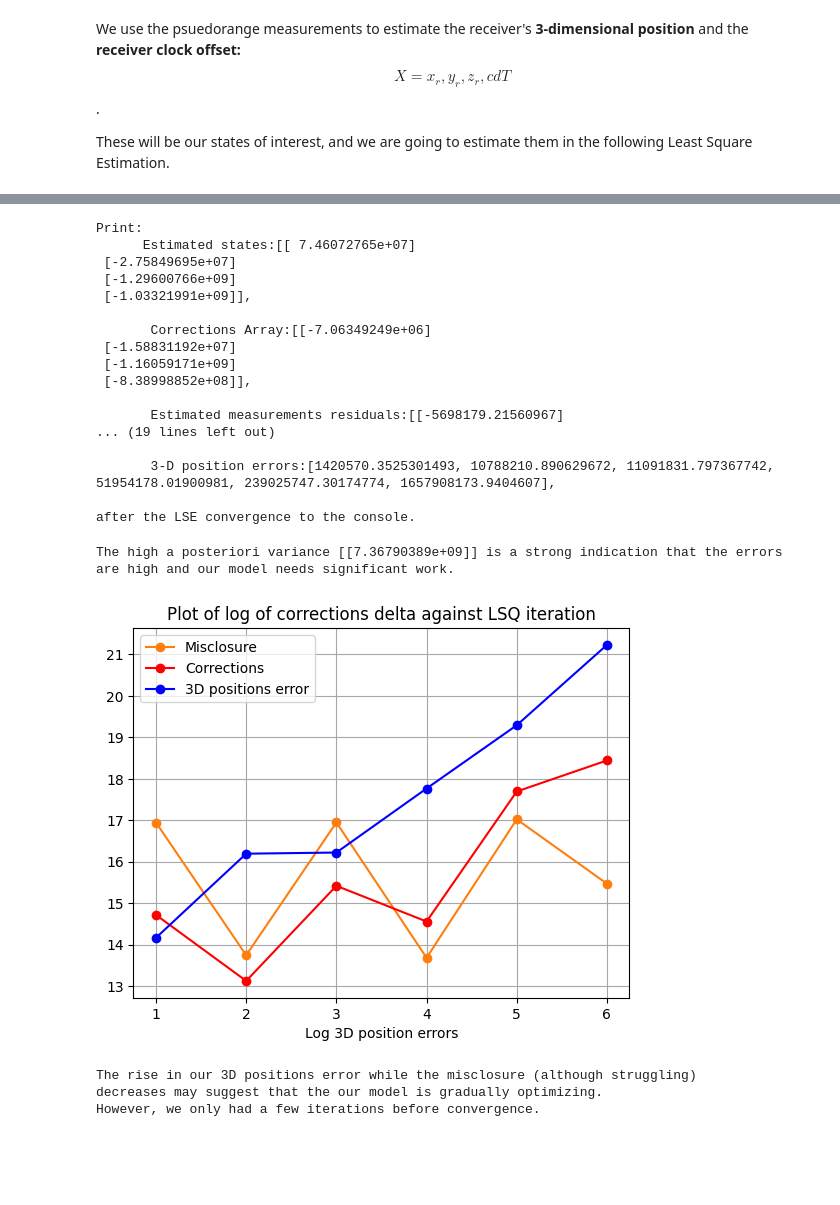
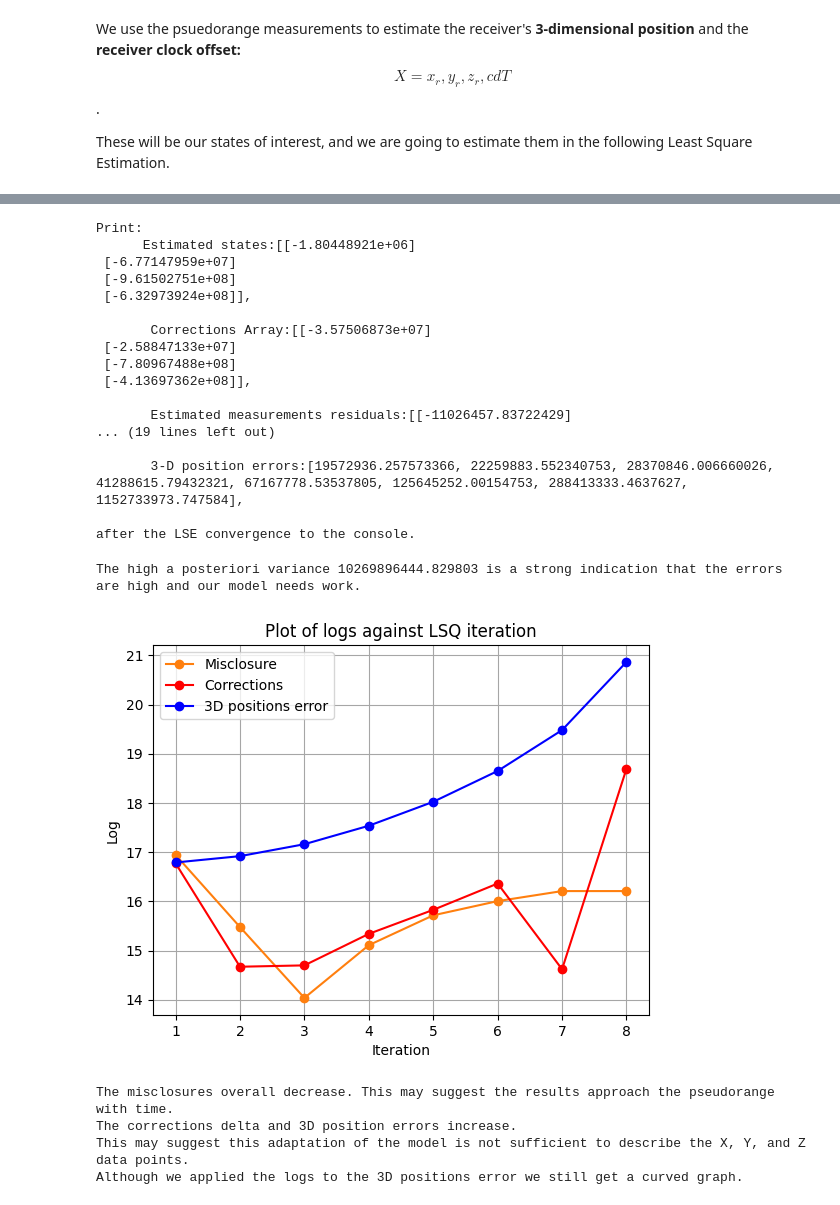
Before and after one commit to eunice-nwaobi/ENGG680_LAB_ASSIGNMENTS, a Jupyter notebook: Lab_Assignment2/Assignment2.ipynb, the cells around one changed output, grey strips where cells are left out. Saved outputs shown, nothing was run; the diff lists cells and outputs as text; code cells hidden in the pictures; blank space fills up the shorter version.

```diff
--- a/Lab_Assignment2/Assignment2.ipynb
+++ b/Lab_Assignment2/Assignment2.ipynb
@@ -380,12 +380,12 @@ l = pseudorange[:, 1:]
 plt.plot(satellite_pos[:, 0], label="x")
 plt.plot(satellite_pos[:, 1], label="y")
 plt.plot(satellite_pos[:, 2], label="z")
-plt.plot(l, label="l=Pseudorange")
+# plt.plot(l, label="l=Pseudorange")
 plt.xlabel("n")
 plt.ylabel("distance")
 plt.legend()
 
 #our guess according to the method in class
-x_0 = np.array([1, -1000003.50, -900000.07, 4000000.90]).reshape(m, 1) #-900000.20, -1000000.07, 4000000.90
+x_0 = np.array([1, -2e7, 1.3333e7, 4.99912e7]).reshape(m, 1)
 x_hat = x_0.copy()
 # %% [output]
@@ -415,7 +415,7 @@ def design_matrix(r_pos, s_pos, rho):
   A = []
   temp = []
   n = rho.shape[0]
-  epsilon = 3e-7
+  epsilon = 0
   col1 = np.array([1]*n) # we compute the ones column for the design matrix
   col2 = np.exp((-(s_pos[:,0]-r_pos[2,0])**2)/(2*r_pos[3,0]**2+epsilon)) # we compute our second column
   col3 = np.multiply((r_pos[1,0]*(s_pos[:,1]-r_pos[2,0])/(r_pos[3,0]**2+epsilon)), np.exp((-(s_pos[:,1]-r_pos[2,0])**2)/(2*r_pos[3,0]**2+epsilon)) ) # we compute our third column
@@ -452,21 +452,18 @@ array([[ 1.        ,  0.02856551, -0.05078312,  0.13542165],
 # define the convergence criteria for the 'while' loop
 # the convergence criteria is that the corrections delta are less than 0.001 (i.e., <0.1 m), for receiver's position x,y,z part
 # (1 marks)
-
 while(np.all(delta < 0.001) == False): # convergence criteria
   # compute the geometri distance between Satellites and receiver, using the euclidean_norm function we just defined
   # (1 marks)
-  print(delta[1:] < 0.001)
-  rho = euclidean_norm(receiver_pos, satellite_pos)#...
+  rho = euclidean_norm(receiver_pos, satellite_pos) # euclidean distance
 
   # compute the design matrix A
   # (1 marks)
-  A = design_matrix(x_hat, satellite_pos, rho) #...
-  # else: A = design_matrix(x_hat, satellite_pos, rho)
+  A = design_matrix(x_hat, satellite_pos, rho)
 
   # compute the misclosure array w
   # (1 marks)
-  w = l - A @ delta
+  w = l -(x_hat[0,0] + A[:, 1]).reshape(-1,1)
 
   # compute the corrections delta
   # (1 marks)
@@ -475,7 +472,6 @@ while(np.all(delta < 0.001) == False): # convergence criteria
   # update the states
   # (1 marks)
   x_hat += delta
-  print(delta)
   x_0 = x_hat
 
   # compute the position error from using the updated states against groundtruth
@@ -496,7 +492,7 @@ while(np.all(delta < 0.001) == False): # convergence criteria
   arr_i.append(i)
   the_A = A # change design matrix for problem below
   v = w - A @ delta
-  the_apv =  v.T@P@v/(n-m)
+  the_apv =  v.T@ P @v/(n-m)
 
 
 
@@ -545,70 +523,70 @@ after the LSE convergence to the console.
 print(f"\nPrint:\n      Estimated states:{x_0},\n\n       Corrections Array:{arr_delta[-1]},\n\n       Estimated measurements residuals:{arr_w[-1]},\n\n       A posteriori Variance of Unit Weight:{the_apv},\n\n       Covariance matrix of estimated states:{C_x_hat},\n\n       Number of iterations:{arr_i[-1]},\n\n       3-D position errors:{arr_err_pos},\n\nafter the LSE convergence to the console.\n")
 # %% [output]
 Print:
-      Estimated states:[[ 7.46072765e+07]
- [-2.75849695e+07]
- [-1.29600766e+09]
- [-1.03321991e+09]],
+      Estimated states:[[-1.80448921e+06]
+ [-6.77147959e+07]
+ [-9.61502751e+08]
+ [-6.32973924e+08]],
 
-       Corrections Array:[[-7.06349249e+06]
- [-1.58831192e+07]
- [-1.16059171e+09]
- [-8.38998852e+08]],
+       Corrections Array:[[-3.57506873e+07]
+ [-2.58847133e+07]
+ [-7.80967488e+08]
+ [-4.13697362e+08]],
 
-       Estimated measurements residuals:[[-5698179.21560967]
+       Estimated measurements residuals:[[-11026457.83722429]
 ... (19 lines left out)
 
-       3-D position errors:[1420570.3525301493, 10788210.890629672, 11091831.797367742, 51954178.01900981, 239025747.30174774, 1657908173.9404607],
+       3-D position errors:[19572936.257573366, 22259883.552340753, 28370846.006660026, 41288615.79432321, 67167778.53537805, 125645252.00154753, 288413333.4637627, 1152733973.747584],
 
 after the LSE convergence to the console.
 # %%
 # step 11
 # Comment on the computed A Posteriori Variance of Unit Weight value and the Covariance matrix of estimated states
 # (2 marks)
-print(f"The high a posteriori variance {the_apv} is a strong indication that the errors are high and our model needs significant work.")
+print(f"The high a posteriori variance {the_apv[0][0]} is a strong indication that the errors are high and our model needs work.")
 # %% [output]
-The high a posteriori variance [[7.36790389e+09]] is a strong indication that the errors are high and our model needs significant work.
+The high a posteriori variance 10269896444.829803 is a strong indication that the errors are high and our model needs work.
 # %%
 # step 12
 # Using the imported matplotlib, plot the following (3 marks in total). Make sure to include proper axes information, legend, grid lines and title.
 
 
 # 1. Plot log of the misclosure w against the LSQ iteration number i
 # (1 marks)
 log_misclosure = np.log(np.abs(arr_w)) # as misclosure is also the residual we took the absolute value for this assessment
 plt.plot(arr_i, np.mean(log_misclosure,axis=1).reshape(-1,), c="tab:orange", label="Misclosure", marker="o")
-plt.xlabel("Log misclosure")
 plt.title("Plot of log of misclosure against LSQ iteration")
 plt.legend(mode="best")
 # 2. Plot log of the corrections delta against the LSQ iteration number i
 # (1 marks)
 
 log_delta = np.log(np.abs(arr_delta))
 plt.plot(arr_i, np.mean(log_delta,axis=1).reshape(-1,), c="red", label="Corrections", marker="o")
-plt.xlabel("Log corrections")
 plt.title("Plot of log of corrections delta against LSQ iteration")
 plt.legend(mode="best")
 
 # 3. Plot log of the 3D position errors against the LSQ iteration number i
 # (1 marks)
 
 log_err_pos = np.log(np.abs(arr_err_pos))
 plt.plot(arr_i, log_err_pos, c="blue", label="3D positions error", marker="o")
-plt.xlabel("Log 3D position errors")
-plt.title("Plot of log of corrections delta against LSQ iteration")
+plt.xlabel("Iteration")
+plt.ylabel("Log")
+plt.title("Plot of logs against LSQ iteration")
 plt.legend(mode="best")
 plt.grid(True, which='both',ls='-',color='0.65')
 # %% [output]
-[figure, old version]
+[figure, new version]
-# %%
-# step 13
-# Describe the phenomena or pattern you recognize for each plot, and explain such phenomena
-# (2 marks)
-print("The rise in our 3D positions error while the misclosure (although struggling)\ndecreases may suggest that the our model is gradually optimizing.\nHowever, we only had a few iterations before convergence.")
-# %% [output]
-The rise in our 3D positions error while the misclosure (although struggling)
-decreases may suggest that the our model is gradually optimizing.
-However, we only had a few iterations before convergence.
+# %%
+# step 13
+# Describe the phenomena or pattern you recognize for each plot, and explain such phenomena
+# (2 marks)
+print("The misclosures overall decrease. This may suggest the results approach the pseudorange with time.\nThe corrections delta and 3D position errors increase.\nThis may suggest this adaptation of the model is not sufficient to describe the X, Y, and Z data points.\nAlthough we applied the logs to the 3D positions error we still get a curved graph.")
+# %% [output]
+The misclosures overall decrease. This may suggest the results approach the pseudorange with time.
+The corrections delta and 3D position errors increase.
+This may suggest this adaptation of the model is not sufficient to describe the X, Y, and Z data points.
+Although we applied the logs to the 3D positions error we still get a curved graph.
 # %%
 # this is just for fun (no marks allocated)
 # now you can estimated the receiver's position in Earth-center-earth-fixed (ECEF)
```
Also changed, not shown: parts of 4 cells of this notebook.
